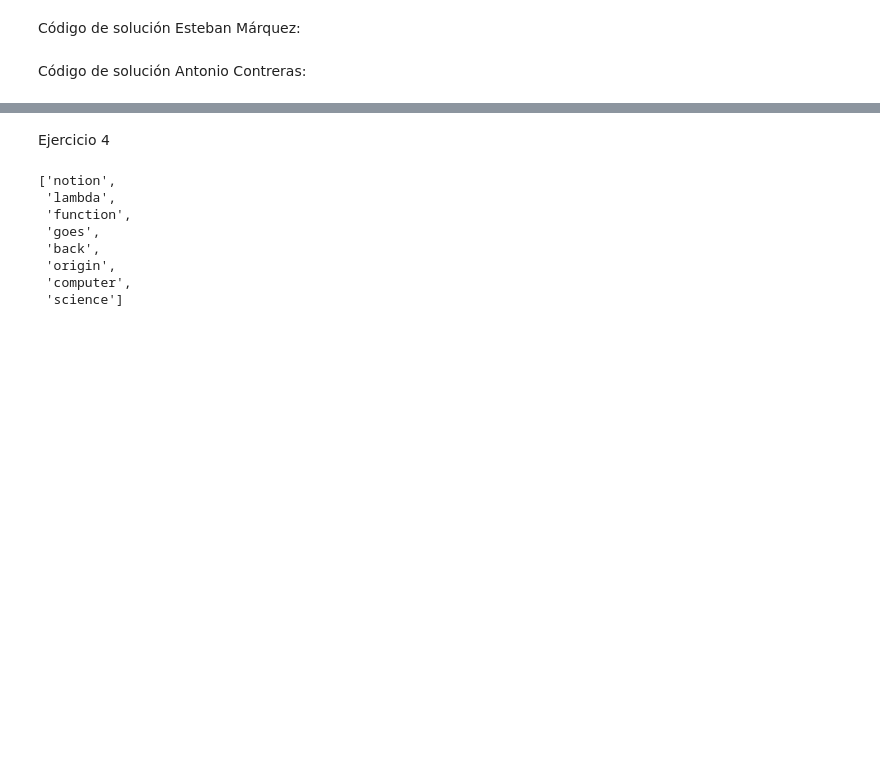
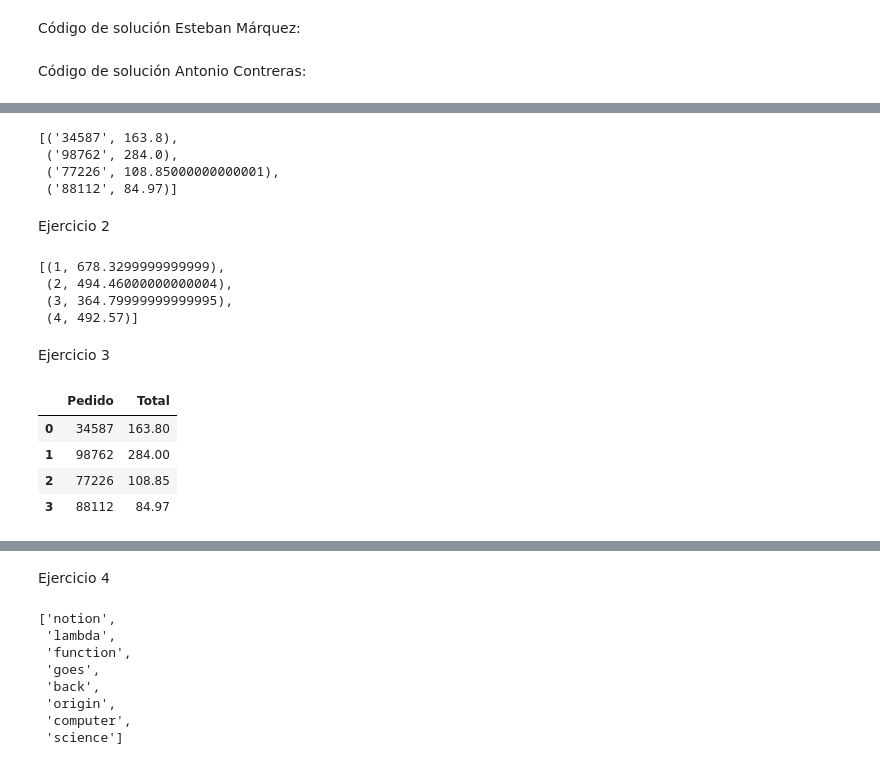
Before and after one commit to Jancope/ProyectoConjunto2_JAContreras_EMarquez, a Jupyter notebook: ProyectoConjunto2_JAContreras_EMarquez.ipynb, the cells around one changed output, grey strips where cells are left out. Saved outputs shown, nothing was run; the diff lists cells and outputs as text; code cells hidden in the pictures; blank space fills up the shorter version.

```diff
--- a/ProyectoConjunto2_JAContreras_EMarquez.ipynb
+++ b/ProyectoConjunto2_JAContreras_EMarquez.ipynb
@@ -120 +123,54 @@ import numpy as np
 from functools import reduce
+# %%
+orders = [ ["34587", "Learning Python, Mark Lutz", 4, 40.95],
+           ["98762", "Programming Python, Mark Lutz", 5, 56.80],
+           ["77226", "Head First Python, Paul Barry", 3,32.95],
+           ["88112", "Einführung in Python3, Bernd Klein", 3, 24.99]]
+p=lambda x,y:x*y
+def increase (value):
+    if (value<100):
+        value+=10
+    return value
+
+x=list(map(increase,[p(orders[i][2],orders[i][3]) for i in np.arange(len(orders))]))
+result=list(map(lambda x,y: (x[0],y),orders,x))
+result
+# %% [output]
+[('34587', 163.8),
+ ('98762', 284.0),
+ ('77226', 108.85000000000001),
+ ('88112', 84.97)]
+# %% [markdown]
+Ejercicio 2
+# %%
+orders = [[1, ("5464", 4, 9.99), ("8274",18,12.99), ("9744", 9, 44.95)],
+          [2, ("5464", 9, 9.99), ("9744", 9, 44.95)],
+          [3, ("5464", 9, 9.99), ("88112", 11, 24.99)],
+          [4, ("8732", 7, 11.99), ("7733",11,18.99), ("88112", 5, 39.95)] ]
+def suma(x):
+    return x[1]*x[2]
+total = [[suma(orders[i][j]) for j in range(1, len(orders[i]))] for i in range(len(orders))]
+[(orders[i][0], reduce(lambda t, u: t + u, total[i])) for i in range(len(total))]
+# %% [output]
+[(1, 678.3299999999999),
+ (2, 494.46000000000004),
+ (3, 364.79999999999995),
+ (4, 492.57)]
+# %% [markdown]
+Ejercicio 3
+# %%
+orders = [ ["34587", "Learning Python, Mark Lutz", 4, 40.95],
+           ["98762", "Programming Python, Mark Lutz", 5, 56.80],
+           ["77226", "Head First Python, Paul Barry", 3,32.95],
+           ["88112", "Einführung in Python3, Bernd Klein", 3, 24.99]]
+orders=pd.DataFrame(orders)
+orders["Total"]=(orders.iloc[:,2]*orders.iloc[:,3]).apply(lambda x:x if x>=100 else x+10)
+orders.drop([1, 2,3], axis=1, inplace=True)
+orders.columns = ['Pedido', 'Total']
+orders
+# %% [output]
+|  | Pedido | Total |
+| 0 | 34587 | 163.80 |
+| 1 | 98762 | 284.00 |
+| 2 | 77226 | 108.85 |
+| 3 | 88112 | 84.97 |
```
Also changed, not shown: parts of 3 cells of this notebook.
